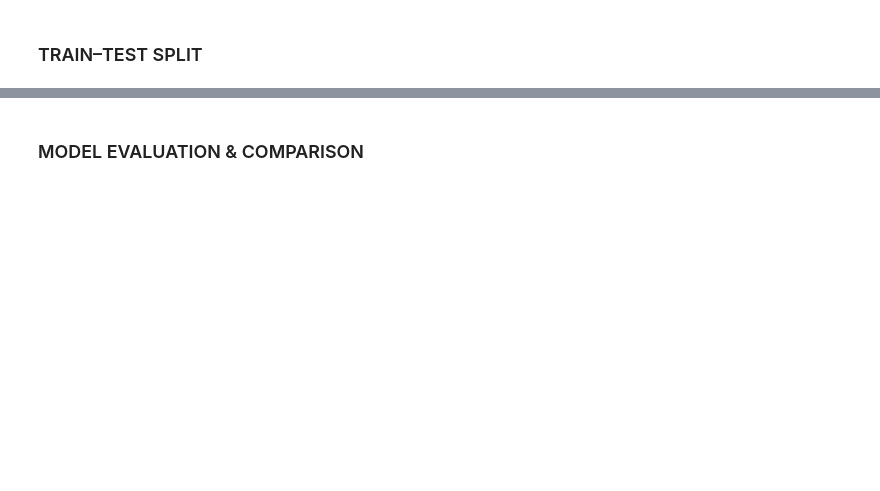
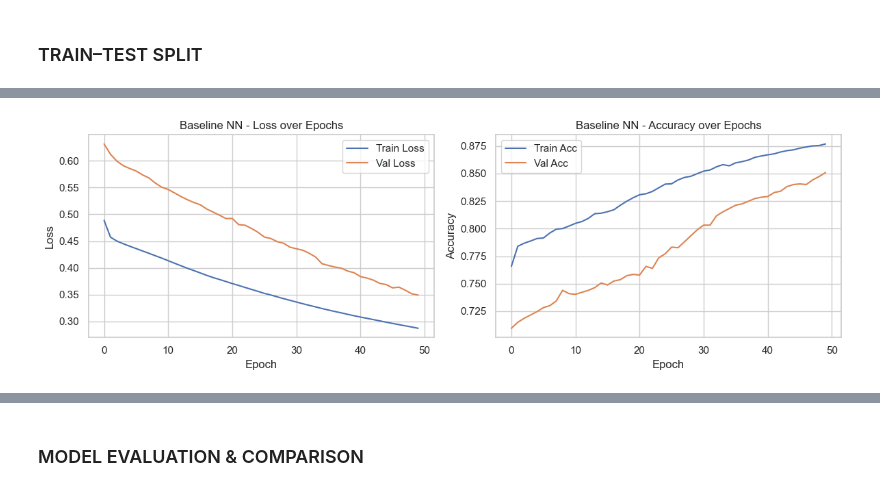
Before and after one commit to Pudamya/CM2604_ML_CW_2425595, a Jupyter notebook: Neural_Network_&_Decision_Tree.ipynb, the cells around one changed output, grey strips where cells are left out. Cells and saved outputs as stored; diff of their text form; code cells hidden in the pictures; blank space fills up the shorter version.

```diff
--- a/Neural_Network_&_Decision_Tree.ipynb
+++ b/Neural_Network_&_Decision_Tree.ipynb
@@ -170,0 +142,7 @@ def evaluate_classifier(model, X_train, X_test, y_train, y_test, model_name="Mod
+# %%
+smote = SMOTE(random_state=RANDOM_STATE)
+X_train_sm, y_train_sm = smote.fit_resample(X_train_proc, y_train)
+
+print("After SMOTE, train shape:", X_train_sm.shape)
+print("After SMOTE, class distribution:")
+print(pd.Series(y_train_sm).value_counts())
@@ -334,0 +340,79 @@ plt.show()
+# %%
+input_dim = X_train_sm.shape[1]
+
+def build_baseline_nn(input_dim):
+    model = Sequential([
+        Dense(64, activation="relu", input_shape=(input_dim,)),
+        Dense(32, activation="relu"),
+        Dense(1, activation="sigmoid"),
+    ])
+    model.compile(
+        optimizer=Adam(learning_rate=1e-3),
+        loss="binary_crossentropy",
+        metrics=["accuracy"],
+    )
+    return model
+
+early_stop = EarlyStopping(
+    monitor="val_loss",
+    patience=5,
+    restore_best_weights=True,
+    verbose=1,
+)
+
+reduce_lr = ReduceLROnPlateau(
+    monitor="val_loss",
+    factor=0.5,
+    patience=3,
+    min_lr=1e-5,
+    verbose=1,
+)
+
+baseline_nn = build_baseline_nn(input_dim)
+
+history_baseline = baseline_nn.fit(
+    X_train_sm,
+    y_train_sm,
+    validation_split=0.2,
+    epochs=50,
+    batch_size=64,
+    callbacks=[early_stop, reduce_lr],
+    verbose=1,
+)
+
+# Plot training history using subplots
+fig, axes = plt.subplots(1, 2, figsize=(12, 4))
+
+# ----- Loss subplot -----
+axes[0].plot(history_baseline.history["loss"], label="Train Loss")
+axes[0].plot(history_baseline.history["val_loss"], label="Val Loss")
+axes[0].set_title("Baseline NN - Loss over Epochs")
+axes[0].set_xlabel("Epoch")
+axes[0].set_ylabel("Loss")
+axes[0].legend()
+axes[0].grid(True)
+
+# ----- Accuracy subplot -----
+axes[1].plot(history_baseline.history["accuracy"], label="Train Acc")
+axes[1].plot(history_baseline.history["val_accuracy"], label="Val Acc")
+axes[1].set_title("Baseline NN - Accuracy over Epochs")
+axes[1].set_xlabel("Epoch")
+axes[1].set_ylabel("Accuracy")
+axes[1].legend()
+axes[1].grid(True)
+
+plt.tight_layout()
+plt.show()
+
+
+# Evaluate baseline NN on test set
+y_proba_nn_base = baseline_nn.predict(X_test_proc).ravel()
+y_pred_nn_base = (y_proba_nn_base >= 0.5).astype(int)
+
+metrics_nn_base = evaluate_classifier(
+    y_test,
+    y_pred_nn_base,
+    y_proba=y_proba_nn_base,
+    model_name="Neural Network (Baseline)",
+)
+# %% [output]
@@ -334,0 +436 @@ plt.show()
+[figure, added]
```
Also changed, not shown: parts of 38 cells of this notebook.
